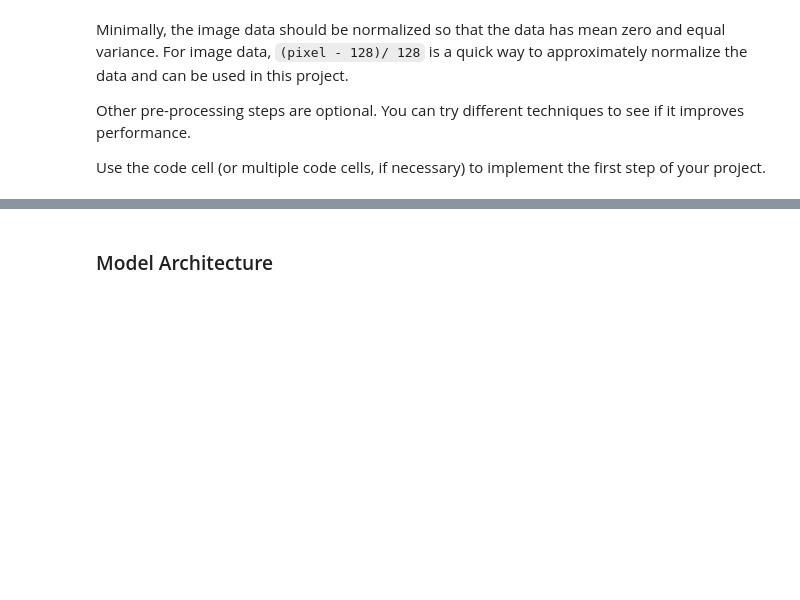
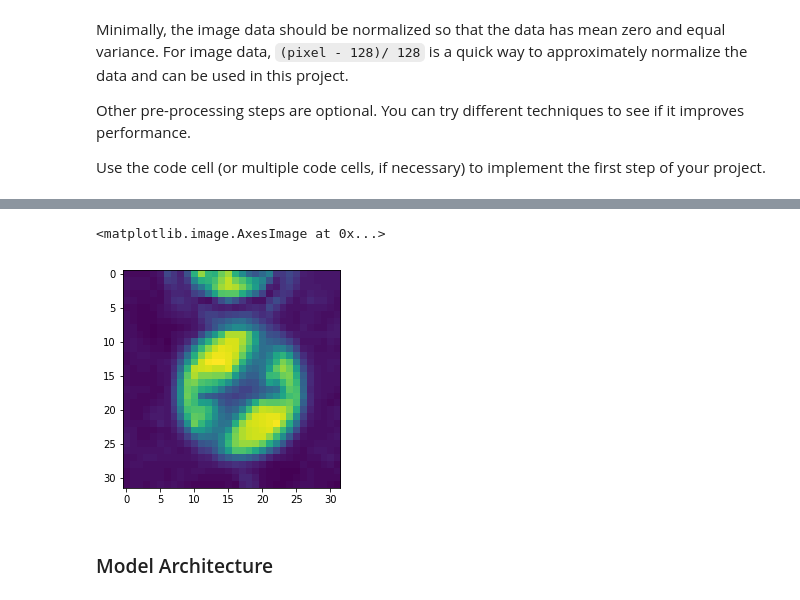
Before and after one commit to skat00sh/CarND-Traffic-Sign-Classifier-Project, a Jupyter notebook: Traffic_Sign_Classifier.ipynb, the cells around one changed output, grey strips where cells are left out. Drawn from its saved outputs; the diff is of its cells as text; code cells hidden in the pictures; blank space fills up the shorter version.

```diff
--- a/Traffic_Sign_Classifier.ipynb
+++ b/Traffic_Sign_Classifier.ipynb
@@ -152,3 +176,14 @@ Use the code cell (or multiple code cells, if necessary) to implement the first
+# %%
+import cv2
+
+clahe = cv2.createCLAHE(clipLimit=0.3)
+X_train_clahe = cv2.cvtColor(X_train[0], cv2.COLOR_BGR2GRAY)
+cl1 = clahe.apply(X_train_clahe)
+
+plt.imshow(X_train_clahe)
+# %% [output]
+<matplotlib.image.AxesImage at 0x...>
+[figure, added]
 # %%
 ### Preprocess the data here. It is required to normalize the data. Other preprocessing steps could include
 ### converting to grayscale, etc.
```
Also changed, not shown: parts of 3 cells of this notebook.
